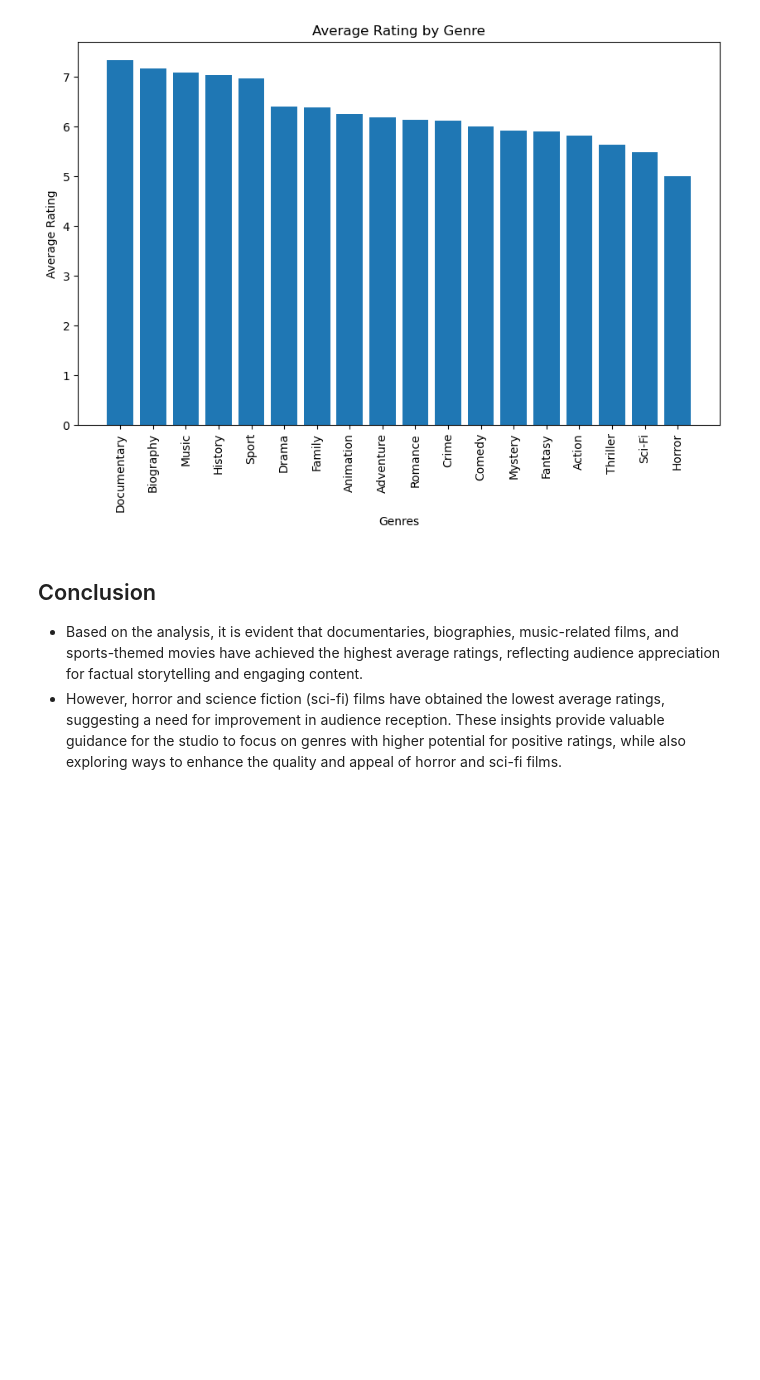
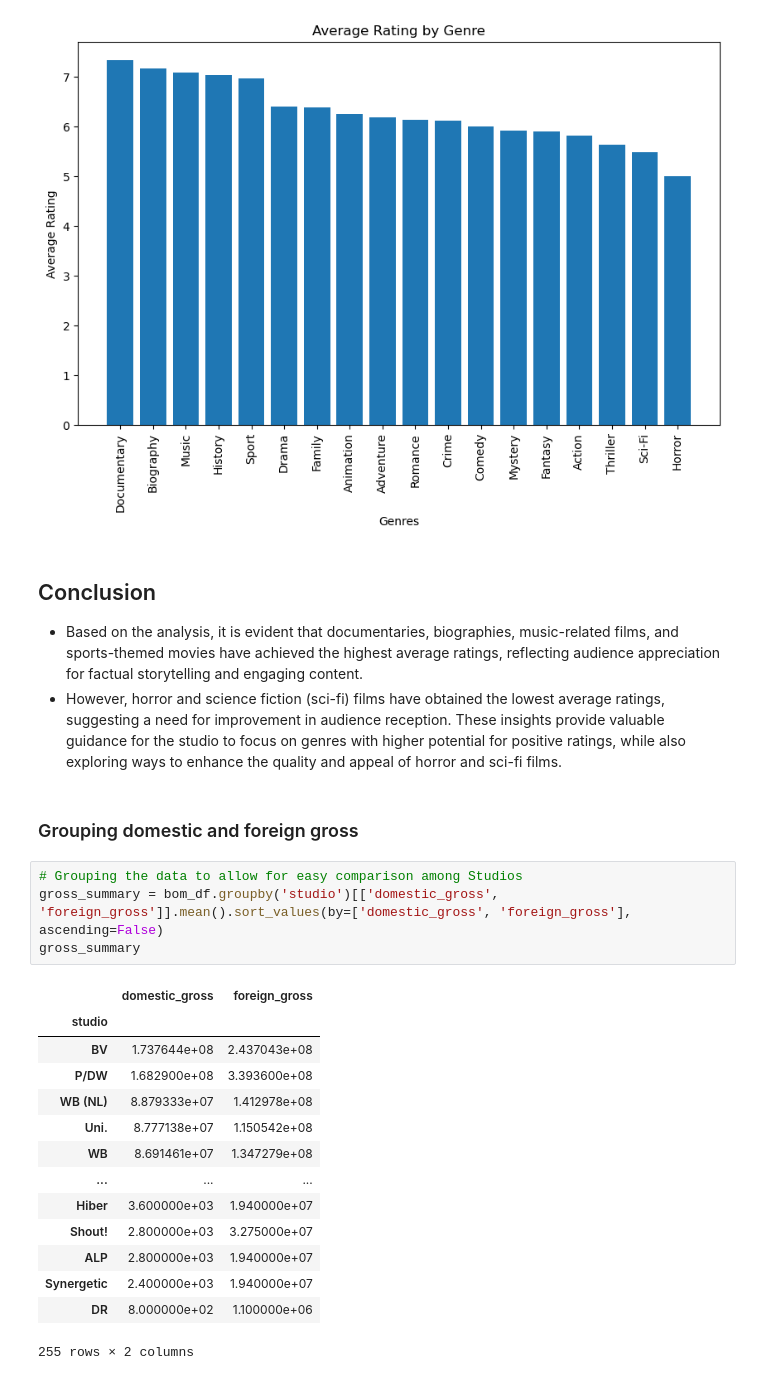
Before and after one commit to AdnanK1/phase-1, a Jupyter notebook: index.ipynb, the cells around one changed output. Cells and saved outputs as stored; diff of their text form; blank space fills up the shorter version.

Commit message:
Added the EDA for the bom_df dataframe

```diff
--- a/index.ipynb
+++ b/index.ipynb
@@ -311,3 +391,24 @@ plt.show()
 
 - Based on the analysis, it is evident that documentaries, biographies, music-related films, and sports-themed movies have achieved the highest average ratings, reflecting audience appreciation for factual storytelling and engaging content.
 - However, horror and science fiction (sci-fi) films have obtained the lowest average ratings, suggesting a need for improvement in audience reception. These insights provide valuable guidance for the studio to focus on genres with higher potential for positive ratings, while also exploring ways to enhance the quality and appeal of horror and sci-fi films.
+# %% [markdown]
+### Grouping domestic and foreign gross
+# %%
+# Grouping the data to allow for easy comparison among Studios
+gross_summary = bom_df.groupby('studio')[['domestic_gross', 'foreign_gross']].mean().sort_values(by=['domestic_gross', 'foreign_gross'], ascending=False)
+gross_summary
+# %% [output]
+|  | domestic_gross | foreign_gross |
+| studio |  |  |
+| BV | 1.737644e+08 | 2.437043e+08 |
+| P/DW | 1.682900e+08 | 3.393600e+08 |
+| WB (NL) | 8.879333e+07 | 1.412978e+08 |
+| Uni. | 8.777138e+07 | 1.150542e+08 |
+| WB | 8.691461e+07 | 1.347279e+08 |
+| ... | ... | ... |
+| Hiber | 3.600000e+03 | 1.940000e+07 |
+| Shout! | 2.800000e+03 | 3.275000e+07 |
+| ALP | 2.800000e+03 | 1.940000e+07 |
+| Synergetic | 2.400000e+03 | 1.940000e+07 |
+| DR | 8.000000e+02 | 1.100000e+06 |
+255 rows × 2 columns
```
Also changed, not shown: parts of 16 cells of this notebook.
